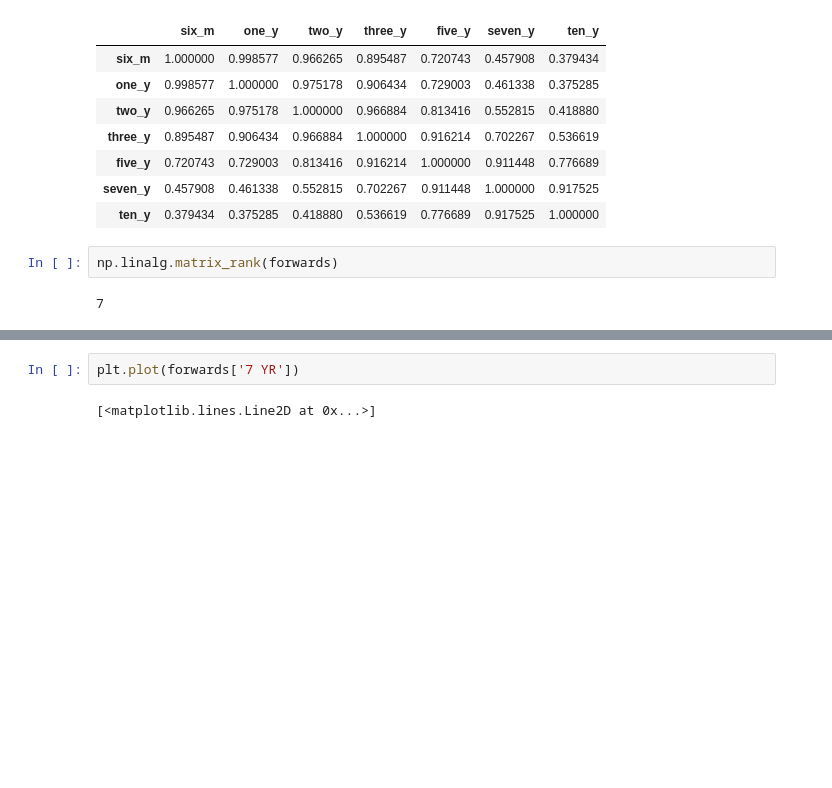
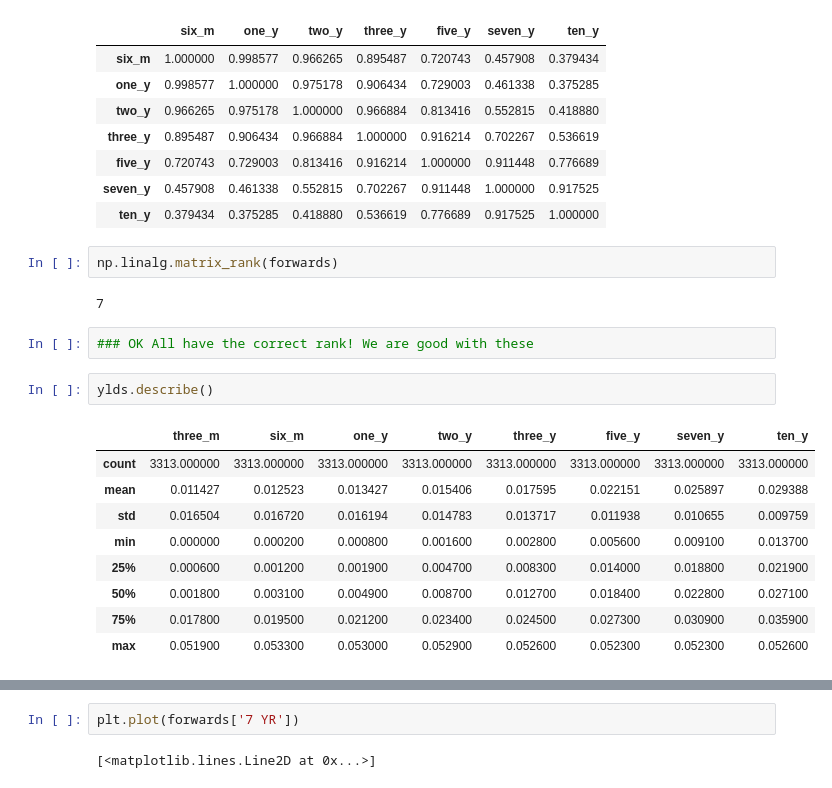
Before and after one commit to davidjsmith44/NLP-Fed-Speeches, a Jupyter notebook: data/Check_zeros_from_ylds.ipynb, the cells around one changed output, grey strips where cells are left out. Drawn from its saved outputs; the diff is of its cells as text; blank space fills up the shorter version.

```diff
--- a/data/Check_zeros_from_ylds.ipynb
+++ b/data/Check_zeros_from_ylds.ipynb
@@ -124,3 +124,17 @@ forwards.corr()
 np.linalg.matrix_rank(forwards)
 # %% [output]
 7
+# %%
+### OK All have the correct rank! We are good with these
+# %%
+ylds.describe()
+# %% [output]
+|  | three_m | six_m | one_y | two_y | three_y | five_y | seven_y | ten_y |
+| count | 3313.000000 | 3313.000000 | 3313.000000 | 3313.000000 | 3313.000000 | 3313.000000 | 3313.000000 | 3313.000000 |
+| mean | 0.011427 | 0.012523 | 0.013427 | 0.015406 | 0.017595 | 0.022151 | 0.025897 | 0.029388 |
+| std | 0.016504 | 0.016720 | 0.016194 | 0.014783 | 0.013717 | 0.011938 | 0.010655 | 0.009759 |
+| min | 0.000000 | 0.000200 | 0.000800 | 0.001600 | 0.002800 | 0.005600 | 0.009100 | 0.013700 |
+| 25% | 0.000600 | 0.001200 | 0.001900 | 0.004700 | 0.008300 | 0.014000 | 0.018800 | 0.021900 |
+| 50% | 0.001800 | 0.003100 | 0.004900 | 0.008700 | 0.012700 | 0.018400 | 0.022800 | 0.027100 |
+| 75% | 0.017800 | 0.019500 | 0.021200 | 0.023400 | 0.024500 | 0.027300 | 0.030900 | 0.035900 |
+| max | 0.051900 | 0.053300 | 0.053000 | 0.052900 | 0.052600 | 0.052300 | 0.052300 | 0.052600 |
```
Also changed, not shown: parts of 3 cells of this notebook, 3 other files.
